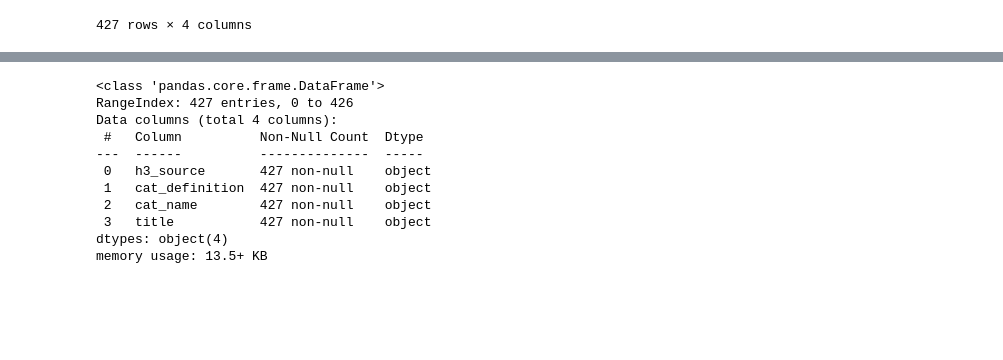
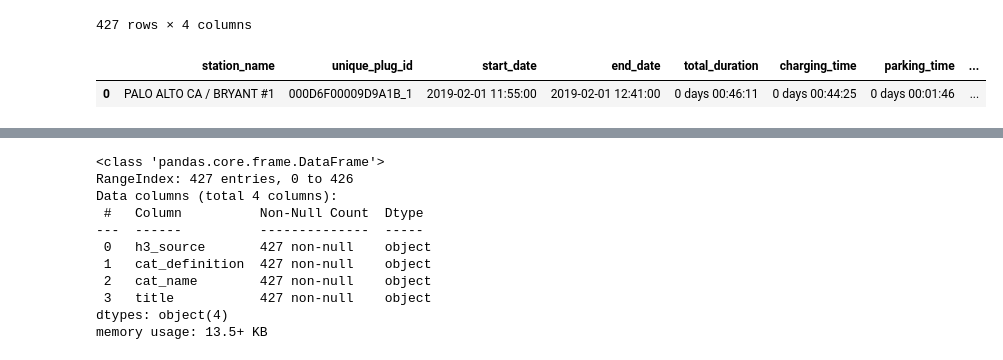
Before and after one commit to ND-Captstone-Magic/capstone_project, a Jupyter notebook: DA_2019.ipynb, the cells around one changed output, grey strips where cells are left out. Saved outputs shown, nothing was run; the diff lists cells and outputs as text; code cells hidden in the pictures; blank space fills up the shorter version.

```diff
--- a/DA_2019.ipynb
+++ b/DA_2019.ipynb
@@ -446,6 +450,11 @@ new_df_dict = {
                 'Facilities': None,
                 'Areas_and_Buildings': None}
 master_compare_df = pd.DataFrame(new_df_dict)
+# %%
+charging_2019.head(1)
+# %% [output]
+|  | station_name | unique_plug_id | start_date | end_date | total_duration | charging_time | parking_time | ... |
+| 0 | PALO ALTO CA / BRYANT #1 | 000D6F00009D9A1B_1 | 2019-02-01 11:55:00 | 2019-02-01 12:41:00 | 0 days 00:46:11 | 0 days 00:44:25 | 0 days 00:01:46 | ... |
 # %%
 def count_station_in_h3(row):
     return charging_2019[charging_2019.h3_code == row['h3_code']].nunique()['station_name']
```
Also changed, not shown: parts of 23 cells of this notebook, 5 other files.
